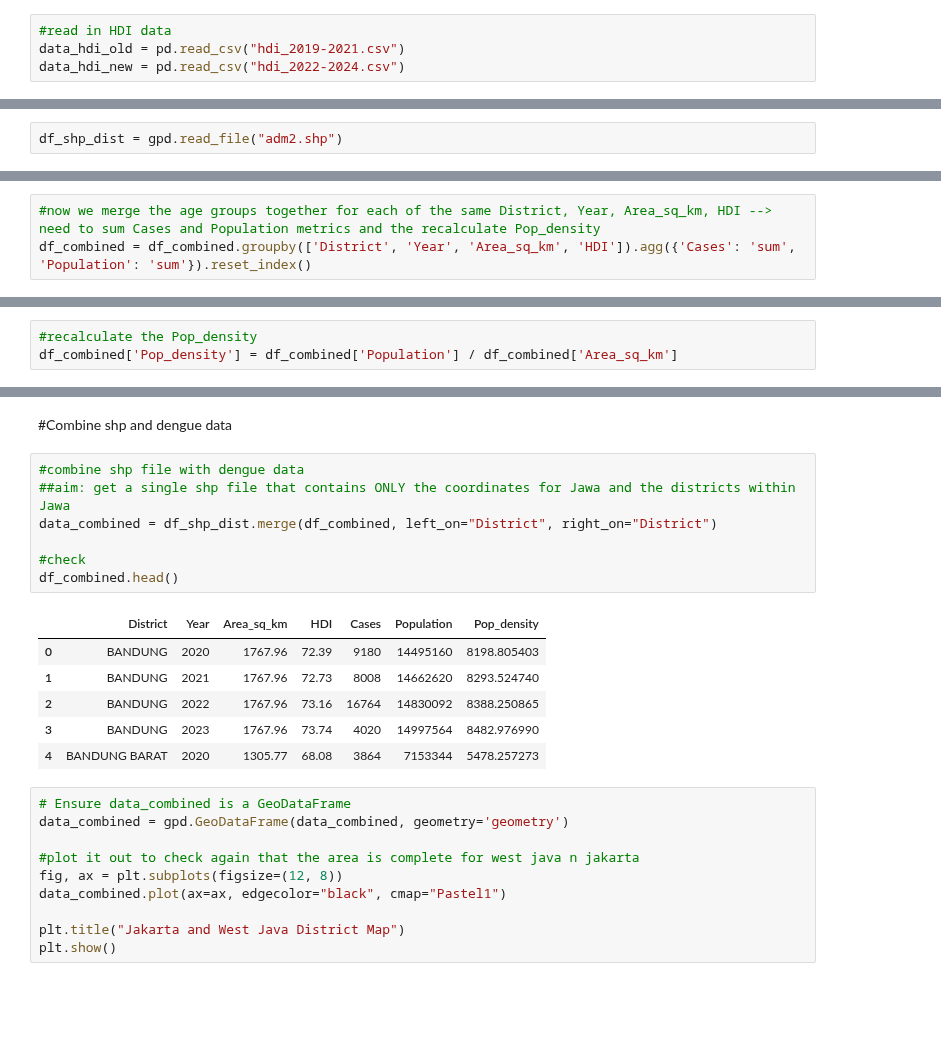
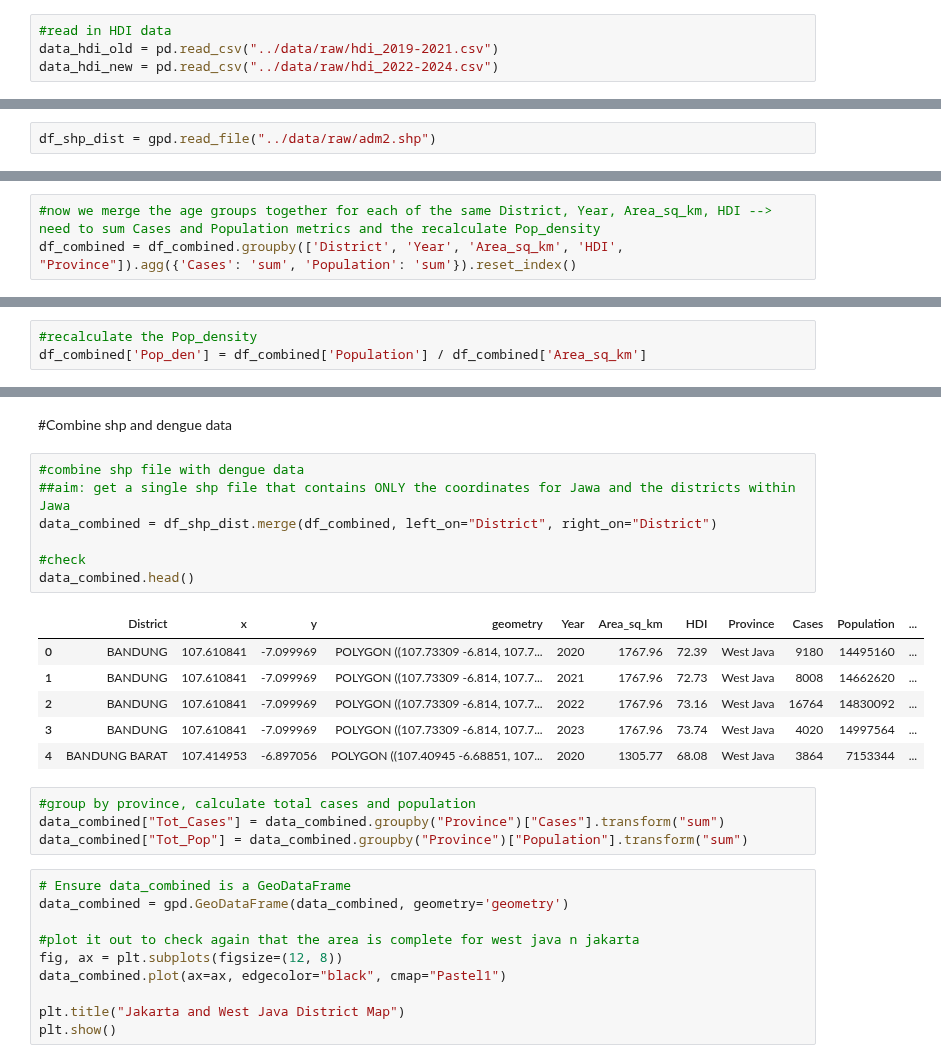
Before and after one commit to jeswid/DSE_FYP, a Jupyter notebook: src/Data_Processing.ipynb, the cells around one changed output, grey strips where cells are left out. Drawn from its saved outputs; the diff is of its cells as text; blank space fills up the shorter version.

```diff
--- a/src/Data_Processing.ipynb
+++ b/src/Data_Processing.ipynb
@@ -228,8 +232,8 @@ data_jkt["Year"].unique()
 array([2020, 2021, 2022, 2023])
 # %%
 #read in HDI data
-data_hdi_old = pd.read_csv("hdi_2019-2021.csv")
-data_hdi_new = pd.read_csv("hdi_2022-2024.csv")
+data_hdi_old = pd.read_csv("../data/raw/hdi_2019-2021.csv")
+data_hdi_new = pd.read_csv("../data/raw/hdi_2022-2024.csv")
 # %%
 data_hdi_old.head()
 # %% [output]
@@ -363,7 +367,7 @@ array([2020, 2021, 2022, 2023])
 # %% [markdown]
 #Read in shp file (district-level) for Indonesia
 # %%
-df_shp_dist = gpd.read_file("adm2.shp")
+df_shp_dist = gpd.read_file("../data/raw/adm2.shp")
 # %%
 print(df_shp_dist.head())  # Displays the first 5 rows
 # %% [output]
@@ -432,7 +436,7 @@ df_combined['Age'].unique()
 array(['0-4', '15-44', '45-99', '5-14'], dtype=object)
 # %%
 #now we merge the age groups together for each of the same District, Year, Area_sq_km, HDI --> need to sum Cases and Population metrics and the recalculate Pop_density
-df_combined = df_combined.groupby(['District', 'Year', 'Area_sq_km', 'HDI']).agg({'Cases': 'sum', 'Population': 'sum'}).reset_index()
+df_combined = df_combined.groupby(['District', 'Year', 'Area_sq_km', 'HDI', "Province"]).agg({'Cases': 'sum', 'Population': 'sum'}).reset_index()
 # %%
 df_combined.head()
 # %% [output]
@@ -445,6 +449,6 @@ df_combined.head()
 # %%
 #recalculate the Pop_density
-df_combined['Pop_density'] = df_combined['Population'] / df_combined['Area_sq_km']
+df_combined['Pop_den'] = df_combined['Population'] / df_combined['Area_sq_km']
 # %%
 #make sure that Year is integer, Area_sq_km is float, HDI is float, Cases, Population, Pop_density are numbers, and HDI is float
 #check type of data first
@@ -480,17 +484,21 @@ dtype: object
 # %%
 #combine shp file with dengue data
 ##aim: get a single shp file that contains ONLY the coordinates for Jawa and the districts within Jawa
 data_combined = df_shp_dist.merge(df_combined, left_on="District", right_on="District")
 
 #check
-df_combined.head()
+data_combined.head()
 # %% [output]
-|  | District | Year | Area_sq_km | HDI | Cases | Population | Pop_density |
-| 0 | BANDUNG | 2020 | 1767.96 | 72.39 | 9180 | 14495160 | 8198.805403 |
-| 1 | BANDUNG | 2021 | 1767.96 | 72.73 | 8008 | 14662620 | 8293.524740 |
-| 2 | BANDUNG | 2022 | 1767.96 | 73.16 | 16764 | 14830092 | 8388.250865 |
-| 3 | BANDUNG | 2023 | 1767.96 | 73.74 | 4020 | 14997564 | 8482.976990 |
-| 4 | BANDUNG BARAT | 2020 | 1305.77 | 68.08 | 3864 | 7153344 | 5478.257273 |
+|  | District | x | y | geometry | Year | Area_sq_km | HDI | Province | Cases | Population | ... |
+| 0 | BANDUNG | 107.610841 | -7.099969 | POLYGON ((107.73309 -6.814, 107.7... | 2020 | 1767.96 | 72.39 | West Java | 9180 | 14495160 | ... |
+| 1 | BANDUNG | 107.610841 | -7.099969 | POLYGON ((107.73309 -6.814, 107.7... | 2021 | 1767.96 | 72.73 | West Java | 8008 | 14662620 | ... |
+| 2 | BANDUNG | 107.610841 | -7.099969 | POLYGON ((107.73309 -6.814, 107.7... | 2022 | 1767.96 | 73.16 | West Java | 16764 | 14830092 | ... |
+| 3 | BANDUNG | 107.610841 | -7.099969 | POLYGON ((107.73309 -6.814, 107.7... | 2023 | 1767.96 | 73.74 | West Java | 4020 | 14997564 | ... |
+| 4 | BANDUNG BARAT | 107.414953 | -6.897056 | POLYGON ((107.40945 -6.68851, 107... | 2020 | 1305.77 | 68.08 | West Java | 3864 | 7153344 | ... |
+# %%
+#group by province, calculate total cases and population
+data_combined["Tot_Cases"] = data_combined.groupby("Province")["Cases"].transform("sum")
+data_combined["Tot_Pop"] = data_combined.groupby("Province")["Population"].transform("sum")
 # %%
 # Ensure data_combined is a GeoDataFrame
 data_combined = gpd.GeoDataFrame(data_combined, geometry='geometry')
```
Also changed, not shown: parts of 13 cells of this notebook, 16 other files.
